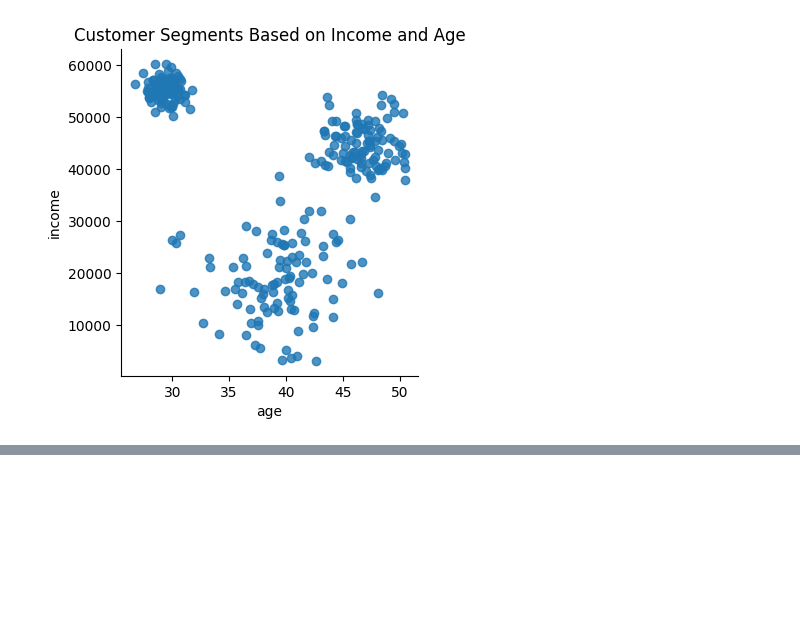
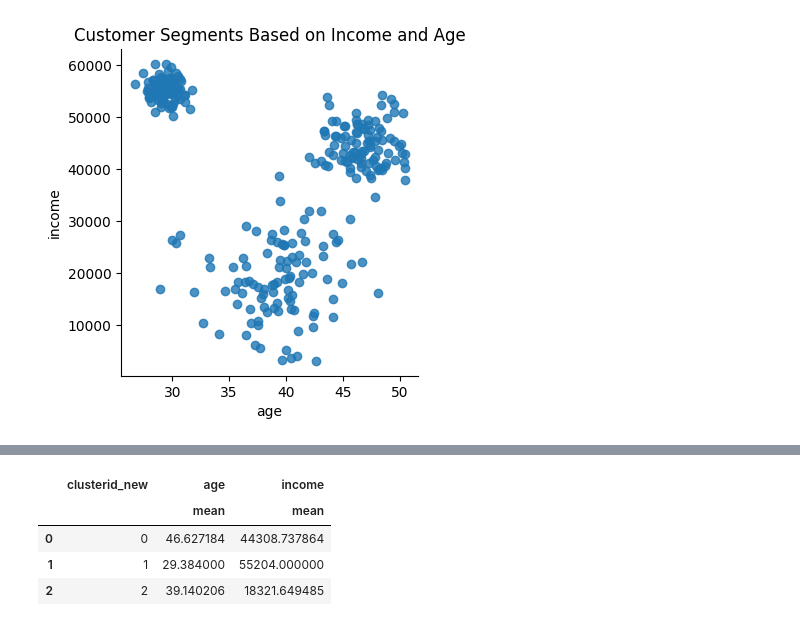
Before and after one commit to sandeepdixit05/machinelearning, a Jupyter notebook: 21_module 05 Clustering Customer.ipynb, the cells around one changed output, grey strips where cells are left out. Saved outputs shown, nothing was run; the diff lists cells and outputs as text; code cells hidden in the pictures; blank space fills up the shorter version.

```diff
--- a/21_module 05 Clustering Customer.ipynb
+++ b/21_module 05 Clustering Customer.ipynb
@@ -23,0 +57,8 @@ Text(0.5, 1.0, 'Customer Segments Based on Income and Age')
+# %%
+customers_df.groupby('clusterid_new')[['age', 'income']].agg(["mean"]).reset_index()
+# %% [output]
+|  | clusterid_new | age | income |
+|  |  | mean | mean |
+| 0 | 0 | 46.627184 | 44308.737864 |
+| 1 | 1 | 29.384000 | 55204.000000 |
+| 2 | 2 | 39.140206 | 18321.649485 |
```
Also changed, not shown: parts of 4 cells of this notebook, 1 other file.
